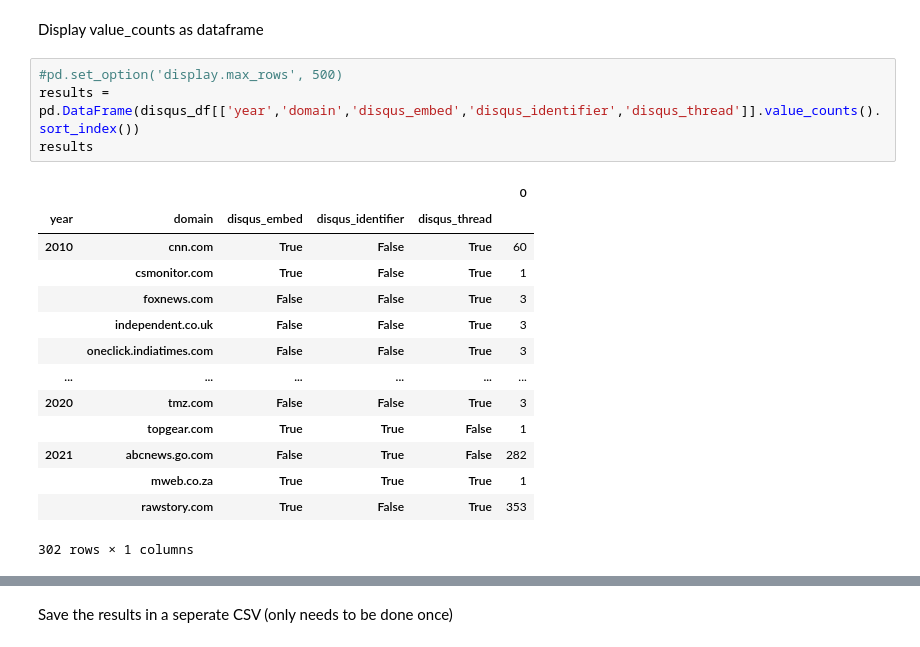
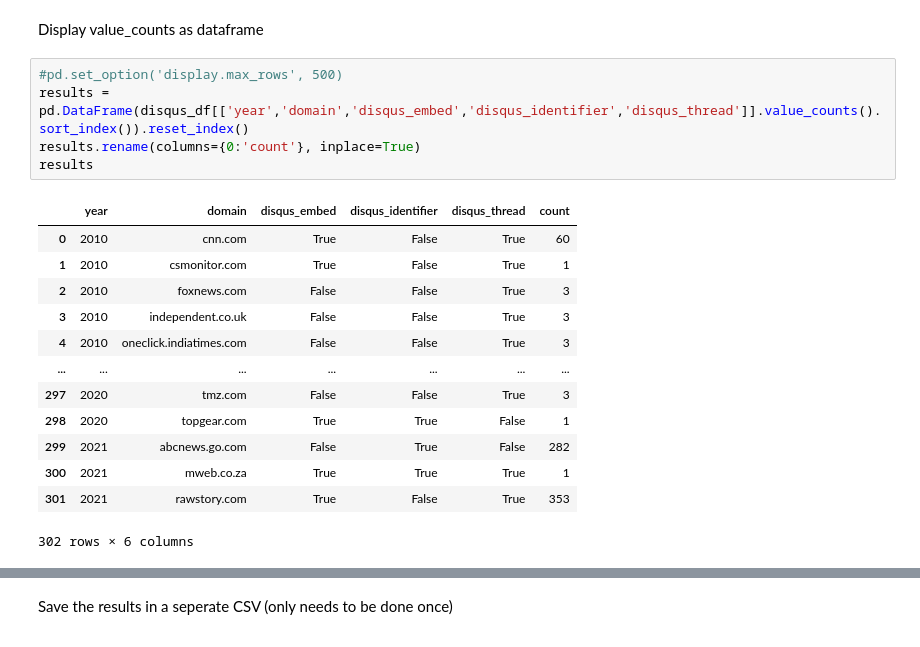
Before and after one commit to smootyboy/ARCH_News_Comments, a Jupyter notebook: Comment_Extraction.ipynb, the cells around one changed output, grey strips where cells are left out. Cells and saved outputs as stored; diff of their text form.

Commit message:
Added summary results

```diff
--- a/Comment_Extraction.ipynb
+++ b/Comment_Extraction.ipynb
@@ -240,20 +240,20 @@ disqus_df["domain"] = disqus_df['url'].apply(ah.to_domain)
 Display value_counts as dataframe
 # %%
 #pd.set_option('display.max_rows', 500)
-results = pd.DataFrame(disqus_df[['year','domain','disqus_embed','disqus_identifier','disqus_thread']].value_counts().sort_index())
+results = pd.DataFrame(disqus_df[['year','domain','disqus_embed','disqus_identifier','disqus_thread']].value_counts().sort_index()).reset_index()
+results.rename(columns={0:'count'}, inplace=True)
 results
 # %% [output]
-|  |  |  |  |  | 0 |
-| year | domain | disqus_embed | disqus_identifier | disqus_thread |  |
-| 2010 | cnn.com | True | False | True | 60 |
-|  | csmonitor.com | True | False | True | 1 |
-|  | foxnews.com | False | False | True | 3 |
-|  | independent.co.uk | False | False | True | 3 |
-|  | oneclick.indiatimes.com | False | False | True | 3 |
-| ... | ... | ... | ... | ... | ... |
-| 2020 | tmz.com | False | False | True | 3 |
-|  | topgear.com | True | True | False | 1 |
-| 2021 | abcnews.go.com | False | True | False | 282 |
-|  | mweb.co.za | True | True | True | 1 |
-|  | rawstory.com | True | False | True | 353 |
+|  | year | domain | disqus_embed | disqus_identifier | disqus_thread | count |
+| 0 | 2010 | cnn.com | True | False | True | 60 |
+| 1 | 2010 | csmonitor.com | True | False | True | 1 |
+| 2 | 2010 | foxnews.com | False | False | True | 3 |
+| 3 | 2010 | independent.co.uk | False | False | True | 3 |
+| 4 | 2010 | oneclick.indiatimes.com | False | False | True | 3 |
+| ... | ... | ... | ... | ... | ... | ... |
+| 297 | 2020 | tmz.com | False | False | True | 3 |
+| 298 | 2020 | topgear.com | True | True | False | 1 |
+| 299 | 2021 | abcnews.go.com | False | True | False | 282 |
+| 300 | 2021 | mweb.co.za | True | True | True | 1 |
+| 301 | 2021 | rawstory.com | True | False | True | 353 |
-302 rows × 1 columns
+302 rows × 6 columns
```
Also changed, not shown: parts of 6 cells of this notebook.
